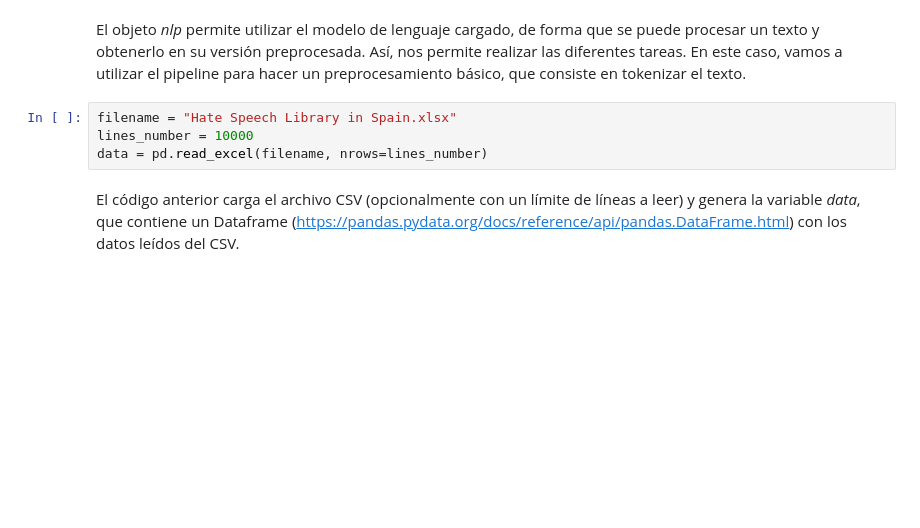
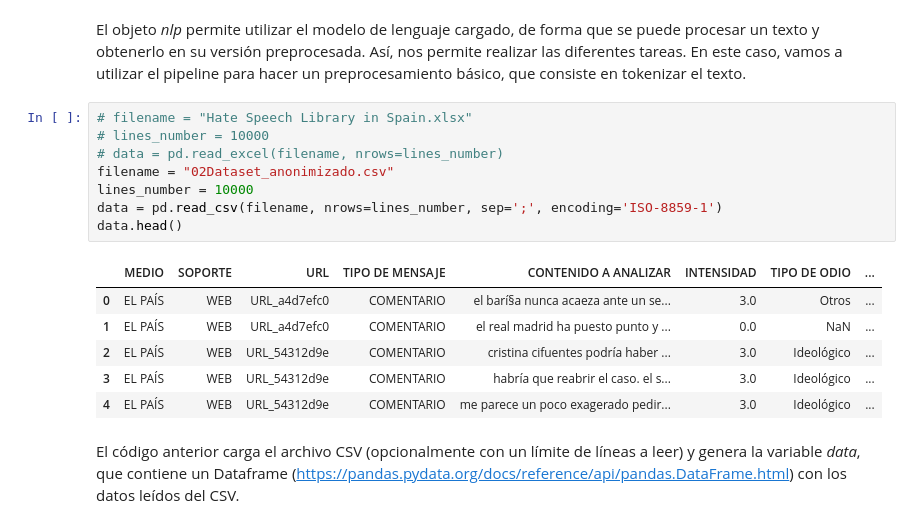
Before and after one commit to luissm01/unir, a Jupyter notebook: PLN/Actividades/Actividad 1/muinar02_actividad transversal_IA_profesionalizante/caracteristicasOdio.ipynb, the cells around one changed output. Drawn from its saved outputs; the diff is of its cells as text; blank space fills up the shorter version.

```diff
--- a/PLN/Actividades/Actividad 1/muinar02_actividad transversal_IA_profesionalizante/caracteristicasOdio.ipynb
+++ b/PLN/Actividades/Actividad 1/muinar02_actividad transversal_IA_profesionalizante/caracteristicasOdio.ipynb
@@ -40,9 +40,20 @@ nlp = es_core_news_md.load()
 # %% [markdown]
 El objeto <i>nlp</i> permite utilizar el modelo de lenguaje cargado, de forma que se puede procesar un texto y obtenerlo en su versión preprocesada. Así, nos permite realizar las diferentes tareas. En este caso, vamos a utilizar el pipeline para hacer un preprocesamiento básico, que consiste en tokenizar el texto.
 # %%
-filename = "Hate Speech Library in Spain.xlsx"
+# filename = "Hate Speech Library in Spain.xlsx"
+# lines_number = 10000
+# data = pd.read_excel(filename, nrows=lines_number)
+filename = "02Dataset_anonimizado.csv"
 lines_number = 10000
-data = pd.read_excel(filename, nrows=lines_number)
+data = pd.read_csv(filename, nrows=lines_number, sep=';', encoding='ISO-8859-1')
+data.head()
+# %% [output]
+|  | MEDIO | SOPORTE | URL | TIPO DE MENSAJE | CONTENIDO A ANALIZAR | INTENSIDAD | TIPO DE ODIO | ... |
+| 0 | EL PAÍS | WEB | URL_a4d7efc0 | COMENTARIO | el barí§a nunca acaeza ante un se... | 3.0 | Otros | ... |
+| 1 | EL PAÍS | WEB | URL_a4d7efc0 | COMENTARIO | el real madrid ha puesto punto y ... | 0.0 | NaN | ... |
+| 2 | EL PAÍS | WEB | URL_54312d9e | COMENTARIO | cristina cifuentes podrí­a haber ... | 3.0 | Ideológico | ... |
+| 3 | EL PAÍS | WEB | URL_54312d9e | COMENTARIO | habrí­a que reabrir el caso. el s... | 3.0 | Ideológico | ... |
+| 4 | EL PAÍS | WEB | URL_54312d9e | COMENTARIO | me parece un poco exagerado pedir... | 3.0 | Ideológico | ... |
 # %% [markdown]
 El código anterior carga el archivo CSV (opcionalmente con un límite de líneas a leer) y genera la variable <i>data</i>, que contiene un Dataframe (https://pandas.pydata.org/docs/reference/api/pandas.DataFrame.html) con los datos leídos del CSV.
 # %% [markdown]
```
Also changed, not shown: parts of 10 cells of this notebook.
